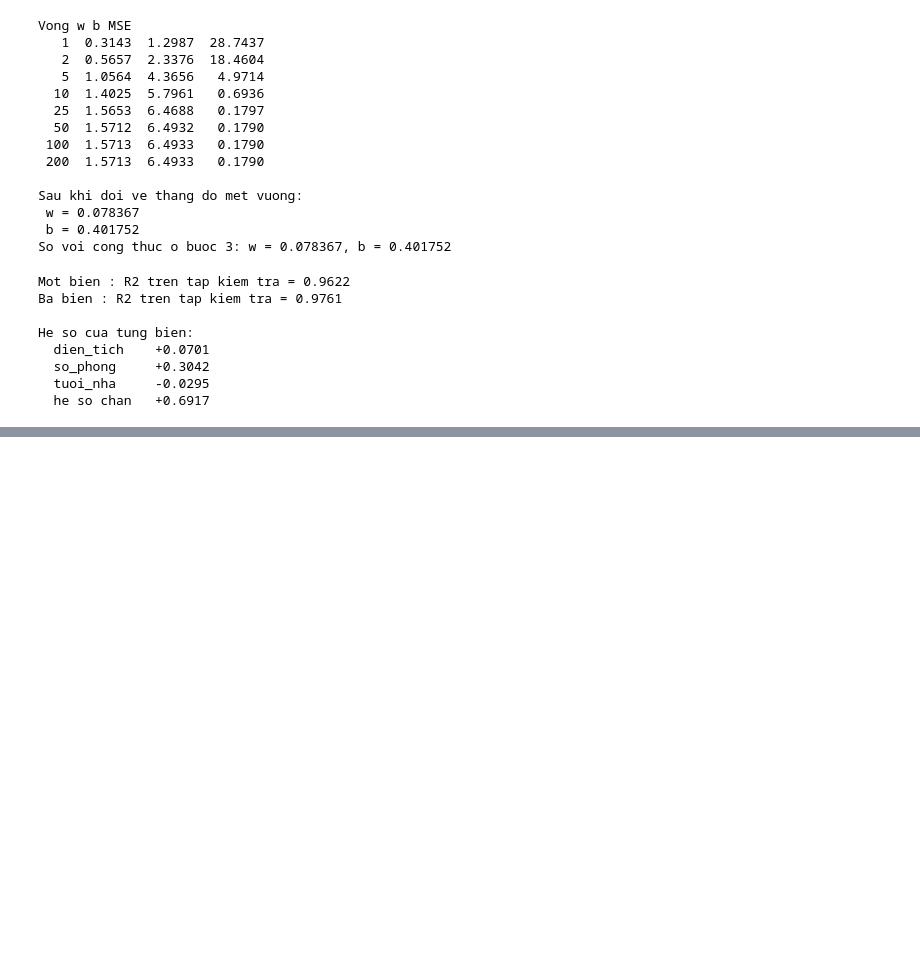
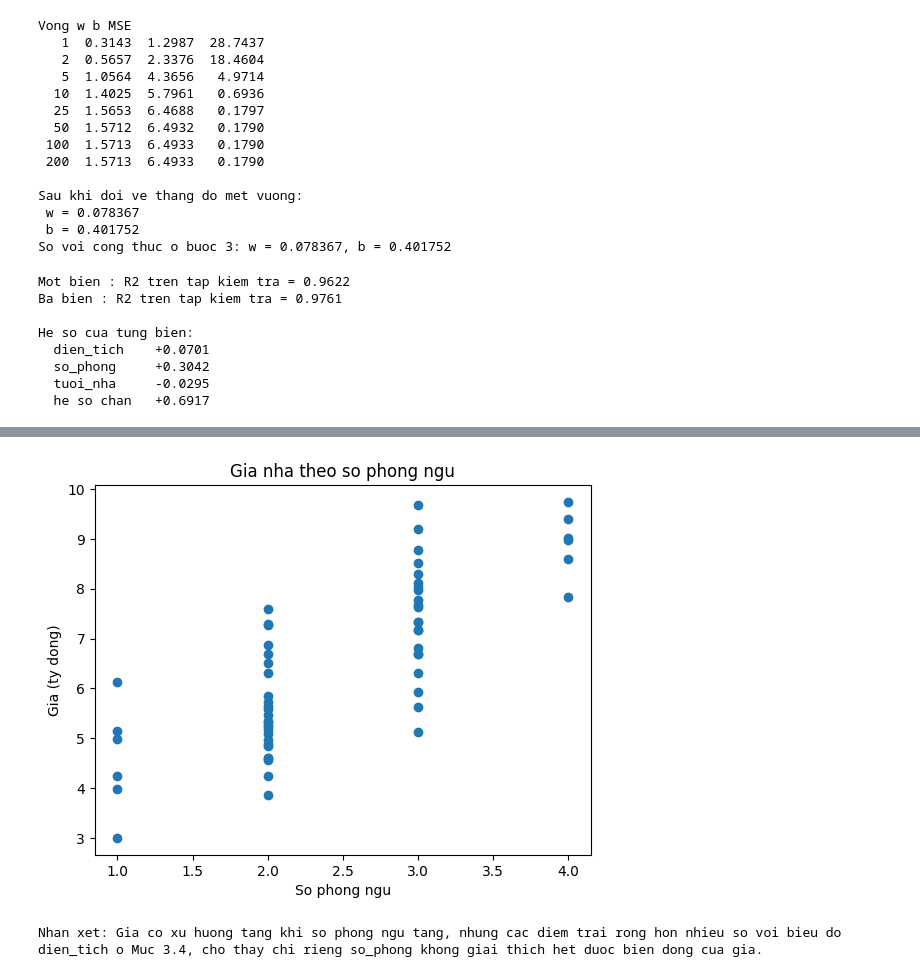
Before and after one commit to nguyenanhthu000000/Machine-learning, a Jupyter notebook: Tuan01/NguyenAnhThu-2474802010381-lab1.ipynb, the cells around one changed output, grey strips where cells are left out. Drawn from its saved outputs; the diff is of its cells as text; code cells hidden in the pictures; blank space fills up the shorter version.

```diff
--- a/Tuan01/NguyenAnhThu-2474802010381-lab1.ipynb
+++ b/Tuan01/NguyenAnhThu-2474802010381-lab1.ipynb
@@ -355,0 +359,27 @@ print("Giá trung bình:", nhom_lon["gia"].mean(), "tỷ đồng")
+# %%
+# -*- coding: utf-8 -*-
+"""Bai 2: Ve bieu do phan tan giua so_phong va gia."""
+
+import pandas as pd
+import matplotlib.pyplot as plt
+
+df = pd.read_csv("gia_nha.csv")
+
+# Ve bieu do phan tan: truc ngang la so_phong, truc doc la gia
+plt.scatter(df["so_phong"], df["gia"])
+
+# Dat nhan cho hai truc va tieu de cho hinh
+plt.xlabel("So phong ngu")
+plt.ylabel("Gia (ty dong)")
+plt.title("Gia nha theo so phong ngu")
+
+# Luu hinh ra file TRUOC, roi moi hien len man hinh
+plt.savefig("bai2.png")
+plt.show()
+
+print("Nhan xet: Gia co xu huong tang khi so phong ngu tang, nhung cac diem "
+      "trai rong hon nhieu so voi bieu do dien_tich o Muc 3.4, cho thay chi "
+      "rieng so_phong khong giai thich het duoc bien dong cua gia.")
+# %% [output]
+[figure, added]
+Nhan xet: Gia co xu huong tang khi so phong ngu tang, nhung cac diem trai rong hon nhieu so voi bieu do dien_tich o Muc 3.4, cho thay chi rieng so_phong khong giai thich het duoc bien dong cua gia.
```
Also changed, not shown: parts of 5 cells of this notebook.
